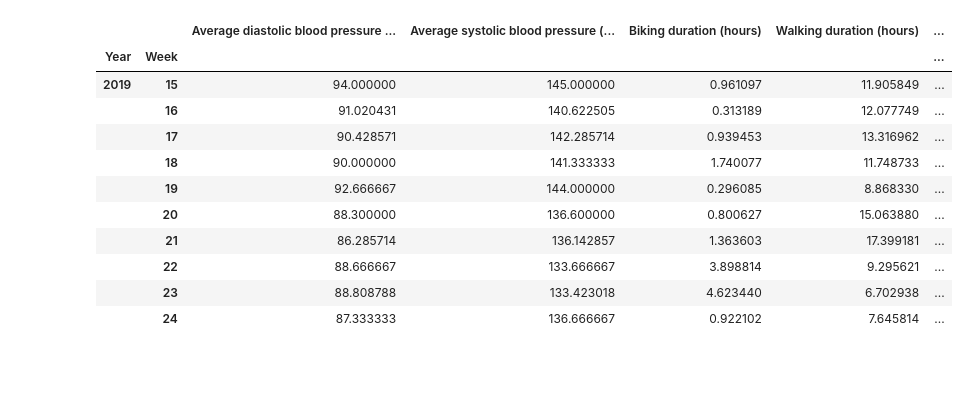
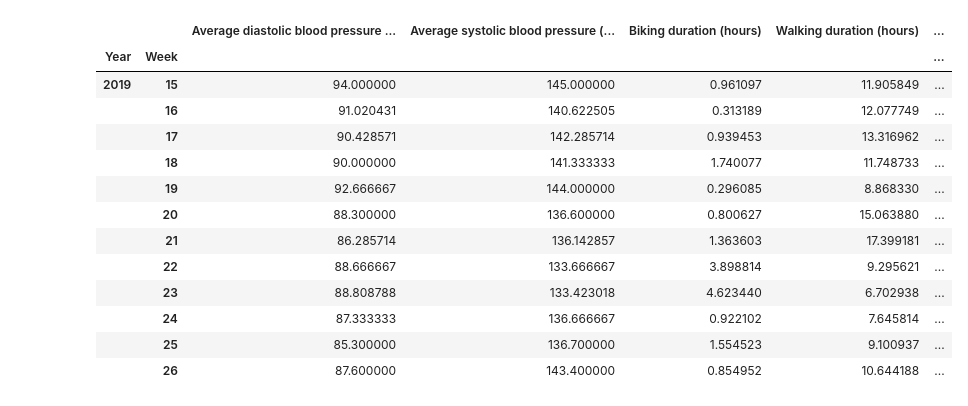
Before and after one commit to DanteLore/fitness, a Jupyter notebook: daily_summary.ipynb, the cells around one changed output. Saved outputs shown, nothing was run; the diff lists cells and outputs as text; code cells hidden in the pictures; blank space fills up the shorter version.

```diff
--- a/daily_summary.ipynb
+++ b/daily_summary.ipynb
@@ -33,32 +33,36 @@ df = df.drop(['Biking duration (ms)', 'Mountain biking duration (ms)', 'Walking
 # Group by week
 # Yes, there's an average of averages in there... but blood pressure isn't an exact science so no harm here
 df = df.groupby(['Year', 'Week']).agg({
     'Average diastolic blood pressure (mmHg)': 'mean',
     'Average systolic blood pressure (mmHg)': 'mean',
     'Biking duration (hours)': 'sum',
     'Walking duration (hours)': 'sum',
     'Calories (kcal)': 'sum',
     'Distance (m)': 'sum',
     'Day Count': 'sum',
     'Week': 'max'
 })
 
 # Only want full weeks
 google_data = df[df['Day Count'] == 7].dropna()
 
+google_data['Excercise Duration (hours)'] = google_data['Walking duration (hours)'] + google_data['Biking duration (hours)']
+
 google_data.head(1000)
 # %% [output]
 |  |  | Average diastolic blood pressure ... | Average systolic blood pressure (... | Biking duration (hours) | Walking duration (hours) | ... |
 | Year | Week |  |  |  |  | ... |
 | 2019 | 15 | 94.000000 | 145.000000 | 0.961097 | 11.905849 | ... |
 |  | 16 | 91.020431 | 140.622505 | 0.313189 | 12.077749 | ... |
 |  | 17 | 90.428571 | 142.285714 | 0.939453 | 13.316962 | ... |
 |  | 18 | 90.000000 | 141.333333 | 1.740077 | 11.748733 | ... |
 |  | 19 | 92.666667 | 144.000000 | 0.296085 | 8.868330 | ... |
 |  | 20 | 88.300000 | 136.600000 | 0.800627 | 15.063880 | ... |
 |  | 21 | 86.285714 | 136.142857 | 1.363603 | 17.399181 | ... |
 |  | 22 | 88.666667 | 133.666667 | 3.898814 | 9.295621 | ... |
 |  | 23 | 88.808788 | 133.423018 | 4.623440 | 6.702938 | ... |
 |  | 24 | 87.333333 | 136.666667 | 0.922102 | 7.645814 | ... |
+|  | 25 | 85.300000 | 136.700000 | 1.554523 | 9.100937 | ... |
+|  | 26 | 87.600000 | 143.400000 | 0.854952 | 10.644188 | ... |
 # %%
 fig, ax1 = plt.subplots(figsize=(14, 6))
```
Also changed, not shown: parts of 2 cells of this notebook, 1 other file.
